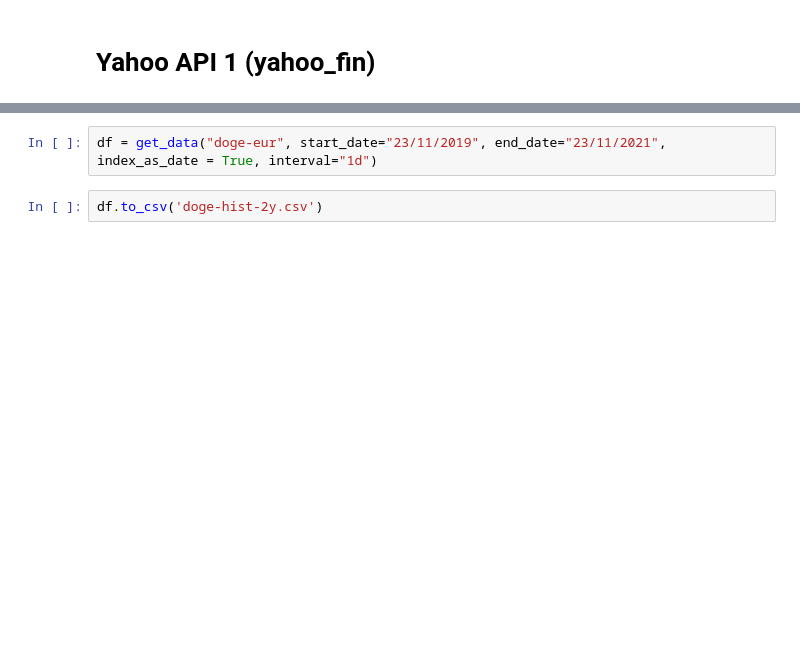
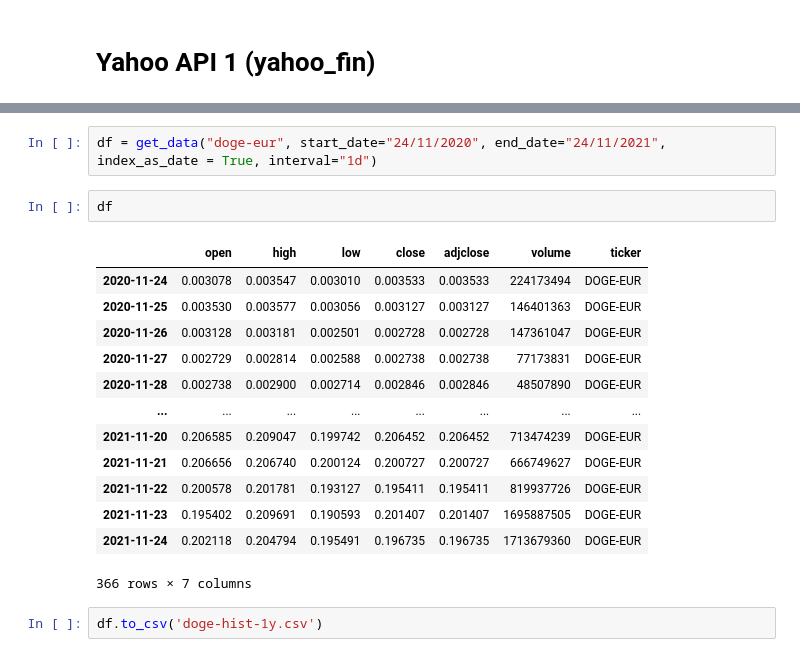
Before and after one commit to modverre/crypto_prediction, a Jupyter notebook: notebooks/robert--get_historical_crypto_prices.ipynb, the cells around one changed output, grey strips where cells are left out. Saved outputs shown, nothing was run; the diff lists cells and outputs as text; blank space fills up the shorter version.

```diff
--- a/notebooks/robert--get_historical_crypto_prices.ipynb
+++ b/notebooks/robert--get_historical_crypto_prices.ipynb
@@ -127,6 +127,22 @@ Successfully built fake-useragent parse sgmllib3k
 Installing collected packages: websockets, pyee, cssselect, appdirs, w3lib, sgmllib3k, pyquery, pyppeteer, parse, fake-useragent, requests-html, feedparser, yahoo-fin
 Successfully installed appdirs-1.4.4 cssselect-1.1.0 fake-useragent-0.1.11 feedparser-6.0.8 parse-1.19.0 pyee-8.2.2 pyppeteer-0.2.6 pyquery-1.4.3 requests-html-0.10.0 sgmllib3k-1.0.0 w3lib-1.22.0 webs ...
 # %%
-df = get_data("doge-eur", start_date="23/11/2019", end_date="23/11/2021", index_as_date = True, interval="1d")
+df = get_data("doge-eur", start_date="24/11/2020", end_date="24/11/2021", index_as_date = True, interval="1d")
+# %%
+df
+# %% [output]
+|  | open | high | low | close | adjclose | volume | ticker |
+| 2020-11-24 | 0.003078 | 0.003547 | 0.003010 | 0.003533 | 0.003533 | 224173494 | DOGE-EUR |
+| 2020-11-25 | 0.003530 | 0.003577 | 0.003056 | 0.003127 | 0.003127 | 146401363 | DOGE-EUR |
+| 2020-11-26 | 0.003128 | 0.003181 | 0.002501 | 0.002728 | 0.002728 | 147361047 | DOGE-EUR |
+| 2020-11-27 | 0.002729 | 0.002814 | 0.002588 | 0.002738 | 0.002738 | 77173831 | DOGE-EUR |
+| 2020-11-28 | 0.002738 | 0.002900 | 0.002714 | 0.002846 | 0.002846 | 48507890 | DOGE-EUR |
+| ... | ... | ... | ... | ... | ... | ... | ... |
+| 2021-11-20 | 0.206585 | 0.209047 | 0.199742 | 0.206452 | 0.206452 | 713474239 | DOGE-EUR |
+| 2021-11-21 | 0.206656 | 0.206740 | 0.200124 | 0.200727 | 0.200727 | 666749627 | DOGE-EUR |
+| 2021-11-22 | 0.200578 | 0.201781 | 0.193127 | 0.195411 | 0.195411 | 819937726 | DOGE-EUR |
+| 2021-11-23 | 0.195402 | 0.209691 | 0.190593 | 0.201407 | 0.201407 | 1695887505 | DOGE-EUR |
+| 2021-11-24 | 0.202118 | 0.204794 | 0.195491 | 0.196735 | 0.196735 | 1713679360 | DOGE-EUR |
+366 rows × 7 columns
 # %%
-df.to_csv('doge-hist-2y.csv')
+df.to_csv('doge-hist-1y.csv')
```
